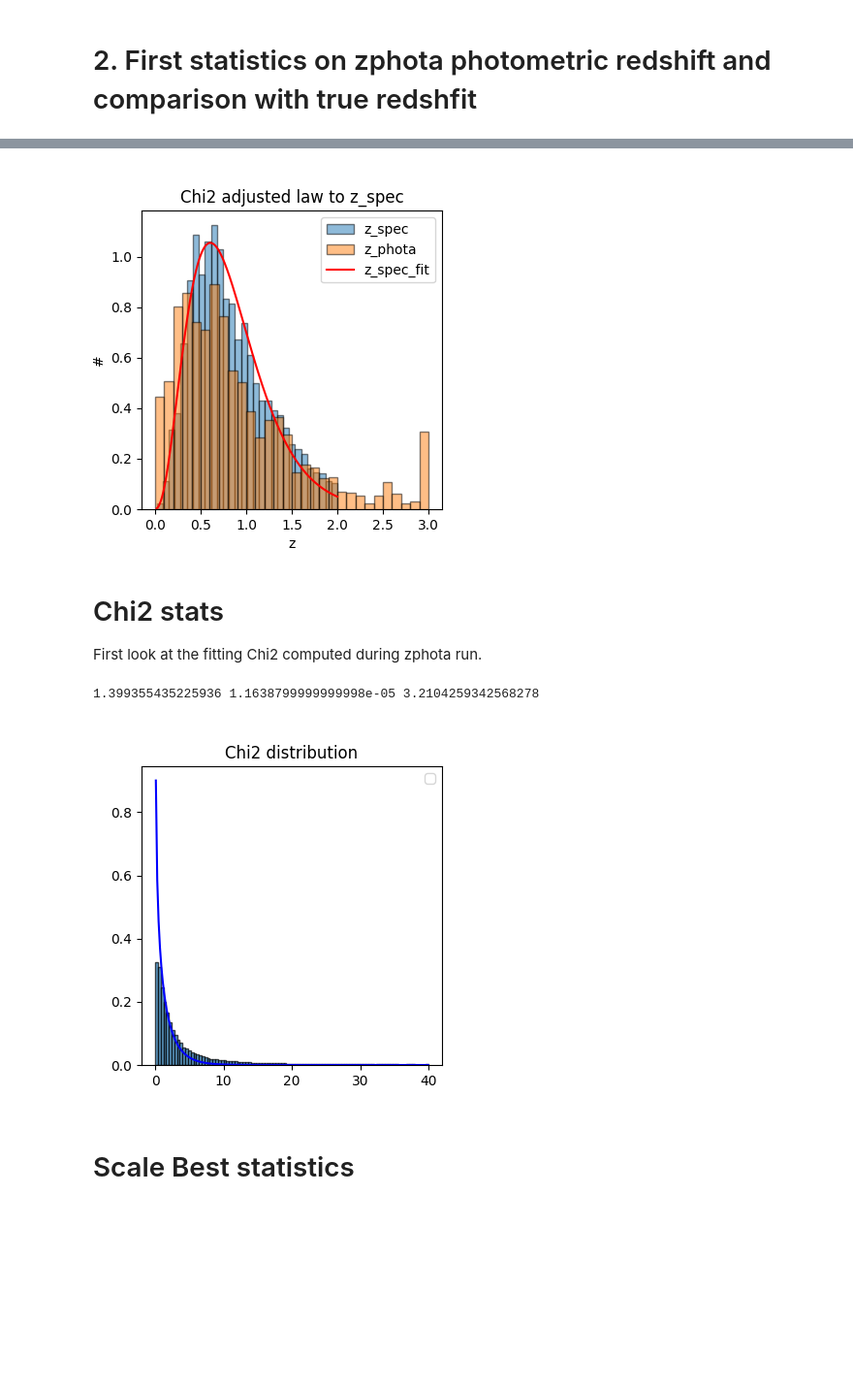
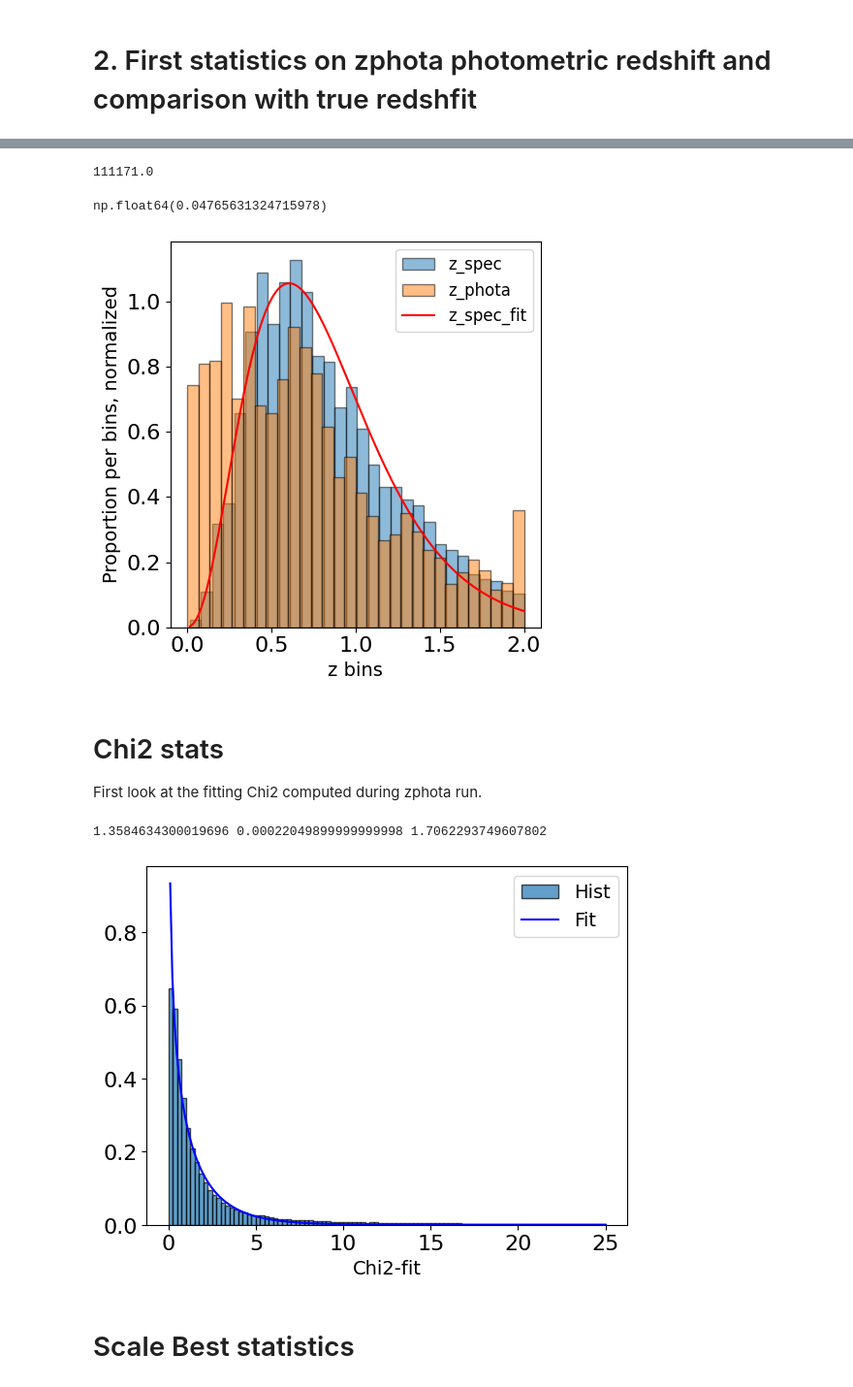
Before and after one commit to lephare-photoz/lephare, a Jupyter notebook: training_stats/notebooks/lephare_results_stats.ipynb, the cells around one changed output, grey strips where cells are left out. Shown at 97% size. Saved outputs shown, nothing was run; the diff lists cells and outputs as text; code cells hidden in the pictures; blank space fills up the shorter version.

```diff
--- a/training_stats/notebooks/lephare_results_stats.ipynb
+++ b/training_stats/notebooks/lephare_results_stats.ipynb
@@ -148,8 +255,30 @@ Even though most of the photometric redshifts calculated with lephare approx° m
 #The better the qq-plot, the better the estimtion
 import statsmodels.api as sm
 from statsmodels.graphics.gofplots import qqplot_2samples
+import matplotlib
+matplotlib.rcParams.update({'font.size': 16})
 pp_z_spec = sm.ProbPlot(zphota['ZSPEC']) #true redshift
 pp_z_photo = sm.ProbPlot(zphota['Z_BEST']) #computed photometric redshift
-qqplot_2samples(pp_z_spec, pp_z_photo,xlabel='pp_z_spec', ylabel='pp_z_phota', line="45")
+quantiles_spec = pp_z_spec.theoretical_quantiles
+quantiles_photo = pp_z_photo.theoretical_quantiles
+qq_results = qqplot_2samples(pp_z_spec, pp_z_photo,xlabel='z_spec quantiles', ylabel='z_phota quantiles', line="45")
 plt.show()
+
+# difference
+# Tri pour correspondance correcte (très important si distributions différentes)
+sorted_zspec = np.sort(zphota['ZSPEC'].dropna())
+sorted_zphoto = np.sort(zphota['Z_BEST'].dropna())
+
+# S'assurer que les longueurs sont identiques
+min_len = min(len(sorted_zspec), len(sorted_zphoto))
+qq_x = sorted_zspec[:min_len]
+qq_y = sorted_zphoto[:min_len]
+plt.figure(figsize=(8,6))
+plt.plot(qq_x, qq_y - qq_x, 'o', alpha=0.7)
+plt.axhline(0, color='gray', linestyle='--')
+plt.xlabel('z_spec quantiles')
+plt.ylabel('z_phota - z_spec')
+plt.title('Quantile Differences: QQ-Plot Residuals')
+plt.grid(True)
+plt.show()
 # %% [output]
@@ -173,6 +307,12 @@ plt.show()
+# %%
+print(np.sum(values[0]))
+(values[0][0]+values[0][-1])/np.sum(values[0])
+# %% [output]
+111171.0
+np.float64(0.04765631324715978)
 # %%
 ### histogram of zspecand ephoto distributions, seems to follow a Chi2 distribution
-plt.figure(figsize=(4,4))
+plt.figure(figsize=(5,5))
 plt.hist(z_spec, bins=30, density=True, alpha=0.5, edgecolor='black', label='z_spec')
 plt.hist(z_photo, bins=30, density=True, alpha=0.5, edgecolor='black', label='z_phota')
 
@@ -184,45 +324,48 @@ z_spec_pdf = stats.chi2.pdf(x, z_spec_df, loc=z_spec_loc, scale=z_spec_scale)
 plt.plot(x, z_spec_pdf, 'r-', label='z_spec_fit')
 
 # plot
-plt.title("Chi2 adjusted law to z_spec")
-plt.xlabel("z")
-plt.ylabel("#")
-plt.legend()
+# plt.title("Chi2 adjusted law to z_spec")
+plt.xlabel("z bins", fontsize = 14)
+plt.ylabel("Proportion per bins, normalized", fontsize = 14)
+plt.legend(fontsize = 12)
+plt.tight_layout()
 plt.show()
 # %% [output]
-[figure, old version]
+[figure, new version]
 # %% [markdown]
 # Chi2 stats
 
 First look at the fitting Chi2 computed during zphota run.
 # %%
 chi_best = zphota['CHI_BEST'] #Chi2 mask to apply when Chi2 set to error value 1e9
-chi_best = chi_best[chi_best<40]#
+chi_best = chi_best[chi_best<25]#
 # chi_best = chi_best[chi_best>0.1]
 # %%
 #Plot Chi hist
-plt.figure(figsize=(4, 4))
-plt.hist(chi_best, bins=100, alpha=0.7, edgecolor='black', density=True)#, log=True)
+plt.figure()
+plt.hist(chi_best, bins=100, alpha=0.7, edgecolor='black', density=True, label='Hist')#, log=True)
 x = np.linspace(0.1, max(chi_best), 200)
 
 #Chi
 # chi_best_df, chi_best_loc, chi_best_scale = stats.chi.fit(chi_best, scale=1)
 # print(chi_best_df, chi_best_loc, chi_best_scale)
 # chi_best_pdf = stats.chi.pdf(x, df = chi_best_df, loc=chi_best_loc, scale=chi_best_scale)
 # plt.plot(x, chi_best_pdf, 'r-')
 
 #Chi2
 chi2_best_df, chi2_best_loc, chi2_best_scale = stats.chi2.fit(chi_best)
 print(chi2_best_df, chi2_best_loc, chi2_best_scale)
 chi2_best_pdf = stats.chi2.pdf(x, chi2_best_df, loc=chi2_best_loc, scale=1)
-plt.plot(x, chi2_best_pdf, 'b-')
+plt.plot(x, chi2_best_pdf, 'b-', label='Fit')
 
-plt.title("Chi2 distribution")
-plt.legend()
+# plt.title("Chi2 distribution")
+plt.xlabel("Chi2-fit", fontsize = 14)
+# plt.ylabel("Proportion per bins, normalized", fontsize = 14)
+plt.legend(fontsize = '14')
 plt.show()
 # %% [output]
-1.399355435225936 1.1638799999999998e-05 3.2104259342568278
+1.3584634300019696 0.00022049899999999998 1.7062293749607802
-[figure, old version]
+[figure, new version]
 # %% [markdown]
 # Scale Best statistics
 # %% [markdown]
```
Also changed, not shown: parts of 35 cells of this notebook, 10 other files.
